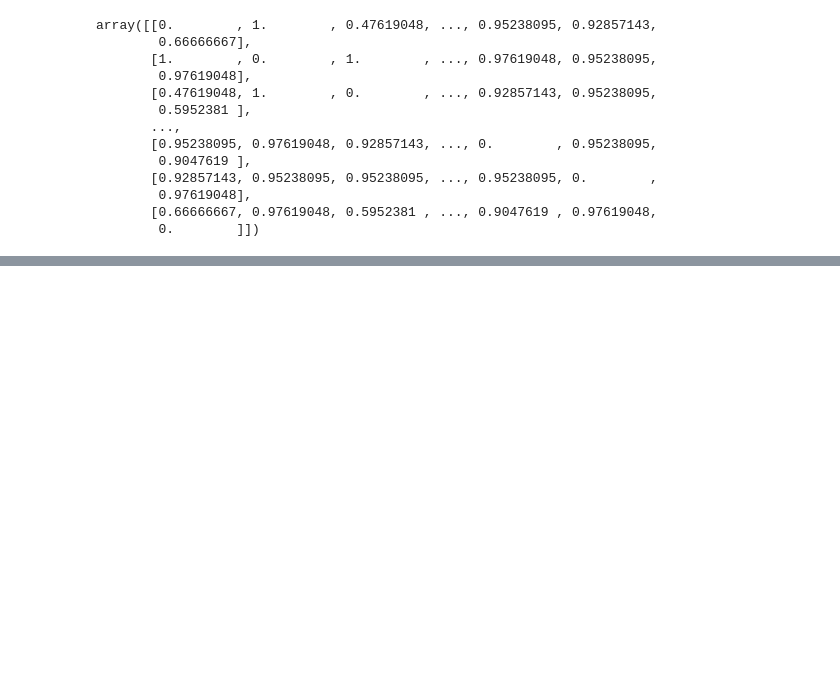
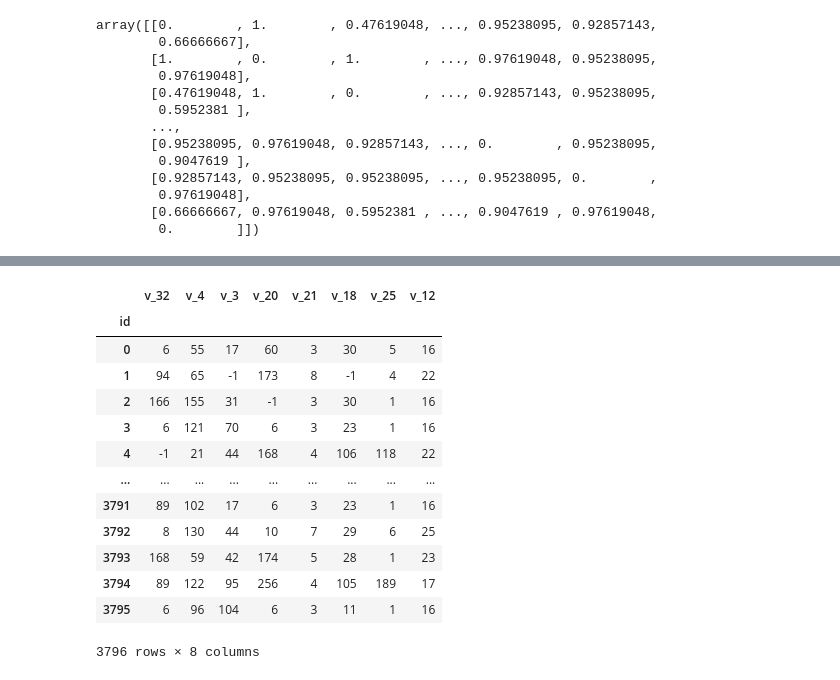
Before and after one commit to risan-raja/sdpiit, a Jupyter notebook: notebooks/EDA.ipynb, the cells around one changed output, grey strips where cells are left out. Drawn from its saved outputs; the diff is of its cells as text; code cells hidden in the pictures; blank space fills up the shorter version.

```diff
--- a/notebooks/EDA.ipynb
+++ b/notebooks/EDA.ipynb
@@ -413,0 +479,3 @@ Name: v_27, dtype: int64
+# %%
+for c in ordinal:
+    print(c, data[c].max(), prediction_data[c].max())
@@ -413,0 +497,23 @@ Name: v_27, dtype: int64
+# %%
+ffd_bin = {}
+def ff_dist_c(i, j):
+    global data, prediction_data
+    fvf_dist_1 = prediction_data.groupby(i)[j].value_counts().unstack().fillna(0).to_numpy()
+    fvf_dist_2 = data.groupby(i)[j].value_counts().unstack().fillna(0).to_numpy()
+    if fvf_dist_1.shape[1] != fvf_dist_2.shape[1]:
+        dumb_c = np.zeros(11)
+        fvf_dist_2 = np.c_[fvf_dist_2, dumb_c]
+    if fvf_dist_1.shape[0] != fvf_dist_2.shape[0]:
+        dumb_c = np.zeros(11).reshape(1,11)
+        fvf_dist_2 = np.r_[fvf_dist_2, dumb_c]
+    return fvf_dist_1 + fvf_dist_2
+for c in binary:
+    master_fvf_dist = None
+    for cc in binary:
+        if c!=cc:
+            tm = ff_dist_c(c,cc)
+            if type(master_fvf_dist) == np.ndarray:
+                master_fvf_dist = master_fvf_dist + tm
+            else:
+                master_fvf_dist = tm
+    ffd_bin[c] = master_fvf_dist
@@ -413,0 +604,30 @@ Name: v_27, dtype: int64
+# %%
+from sklearn.preprocessing import OneHotEncoder
+v_elim = {}
+for c in nominal:
+    train_dat_cat = data[c].unique()
+    test_dat_cat = prediction_data[c].unique()
+    v_elim [c] = np.setdiff1d(train_dat_cat, test_dat_cat)
+# %%
+ndc = nominal_data.copy()
+for c in nominal:
+    for el in v_elim[c]:
+        set_idx= ndc[ndc[c]==el].index
+        ndc.loc[set_idx,c ] = -1
+# %%
+ndc
+# %% [output]
+|  | v_32 | v_4 | v_3 | v_20 | v_21 | v_18 | v_25 | v_12 |
+| id |  |  |  |  |  |  |  |  |
+| 0 | 6 | 55 | 17 | 60 | 3 | 30 | 5 | 16 |
+| 1 | 94 | 65 | -1 | 173 | 8 | -1 | 4 | 22 |
+| 2 | 166 | 155 | 31 | -1 | 3 | 30 | 1 | 16 |
+| 3 | 6 | 121 | 70 | 6 | 3 | 23 | 1 | 16 |
+| 4 | -1 | 21 | 44 | 168 | 4 | 106 | 118 | 22 |
+| ... | ... | ... | ... | ... | ... | ... | ... | ... |
+| 3791 | 89 | 102 | 17 | 6 | 3 | 23 | 1 | 16 |
+| 3792 | 8 | 130 | 44 | 10 | 7 | 29 | 6 | 25 |
+| 3793 | 168 | 59 | 42 | 174 | 5 | 28 | 1 | 23 |
+| 3794 | 89 | 122 | 95 | 256 | 4 | 105 | 189 | 17 |
+| 3795 | 6 | 96 | 104 | 6 | 3 | 11 | 1 | 16 |
+3796 rows × 8 columns
```
Also changed, not shown: parts of 28 cells of this notebook, 9 other files.
